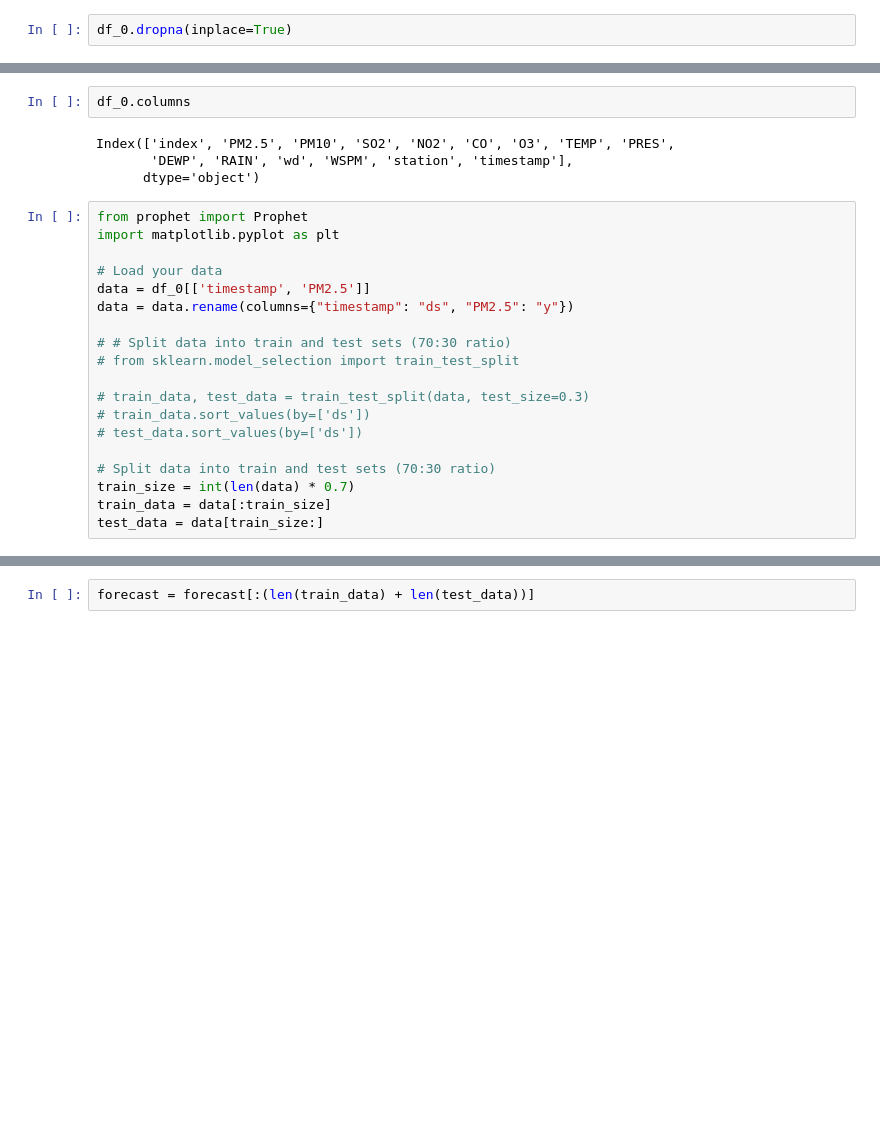
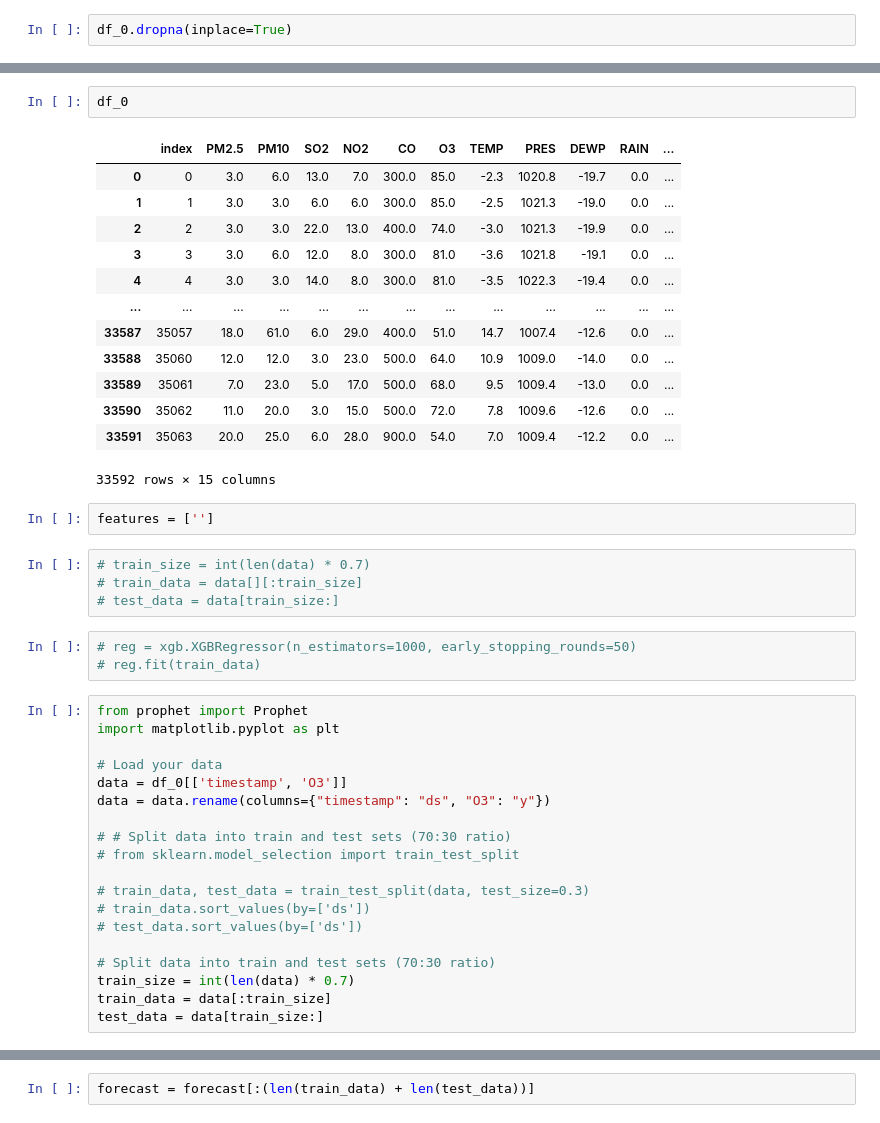
Before and after one commit to Nihar-Patel-371/Time-Series-Air-Quality-Index-Analysis, a Jupyter notebook: air-quality-index.ipynb, the cells around one changed output, grey strips where cells are left out. Saved outputs shown, nothing was run; the diff lists cells and outputs as text; blank space fills up the shorter version.

Commit message:
Kaggle Notebook | Air Quality Index | Version 7

```diff
--- a/air-quality-index.ipynb
+++ b/air-quality-index.ipynb
@@ -297,16 +333,35 @@ plt.tight_layout()
 # %%
-df_0.columns
+df_0
 # %% [output]
+|  | index | PM2.5 | PM10 | SO2 | NO2 | CO | O3 | TEMP | PRES | DEWP | RAIN | ... |
+| 0 | 0 | 3.0 | 6.0 | 13.0 | 7.0 | 300.0 | 85.0 | -2.3 | 1020.8 | -19.7 | 0.0 | ... |
+| 1 | 1 | 3.0 | 3.0 | 6.0 | 6.0 | 300.0 | 85.0 | -2.5 | 1021.3 | -19.0 | 0.0 | ... |
+| 2 | 2 | 3.0 | 3.0 | 22.0 | 13.0 | 400.0 | 74.0 | -3.0 | 1021.3 | -19.9 | 0.0 | ... |
+| 3 | 3 | 3.0 | 6.0 | 12.0 | 8.0 | 300.0 | 81.0 | -3.6 | 1021.8 | -19.1 | 0.0 | ... |
+| 4 | 4 | 3.0 | 3.0 | 14.0 | 8.0 | 300.0 | 81.0 | -3.5 | 1022.3 | -19.4 | 0.0 | ... |
+| ... | ... | ... | ... | ... | ... | ... | ... | ... | ... | ... | ... | ... |
+| 33587 | 35057 | 18.0 | 61.0 | 6.0 | 29.0 | 400.0 | 51.0 | 14.7 | 1007.4 | -12.6 | 0.0 | ... |
+| 33588 | 35060 | 12.0 | 12.0 | 3.0 | 23.0 | 500.0 | 64.0 | 10.9 | 1009.0 | -14.0 | 0.0 | ... |
+| 33589 | 35061 | 7.0 | 23.0 | 5.0 | 17.0 | 500.0 | 68.0 | 9.5 | 1009.4 | -13.0 | 0.0 | ... |
+| 33590 | 35062 | 11.0 | 20.0 | 3.0 | 15.0 | 500.0 | 72.0 | 7.8 | 1009.6 | -12.6 | 0.0 | ... |
+| 33591 | 35063 | 20.0 | 25.0 | 6.0 | 28.0 | 900.0 | 54.0 | 7.0 | 1009.4 | -12.2 | 0.0 | ... |
-Index(['index', 'PM2.5', 'PM10', 'SO2', 'NO2', 'CO', 'O3', 'TEMP', 'PRES',
-       'DEWP', 'RAIN', 'wd', 'WSPM', 'station', 'timestamp'],
-      dtype='object')
+33592 rows × 15 columns
+# %%
+features = ['']
+# %%
+# train_size = int(len(data) * 0.7)
+# train_data = data[][:train_size]
+# test_data = data[train_size:]
+# %%
+# reg = xgb.XGBRegressor(n_estimators=1000, early_stopping_rounds=50)
+# reg.fit(train_data)
 # %%
 from prophet import Prophet
 import matplotlib.pyplot as plt
 
 # Load your data
-data = df_0[['timestamp', 'PM2.5']]
-data = data.rename(columns={"timestamp": "ds", "PM2.5": "y"})
+data = df_0[['timestamp', 'O3']]
+data = data.rename(columns={"timestamp": "ds", "O3": "y"})
 
 # # Split data into train and test sets (70:30 ratio)
 # from sklearn.model_selection import train_test_split
```
Also changed, not shown: parts of 29 cells of this notebook.
